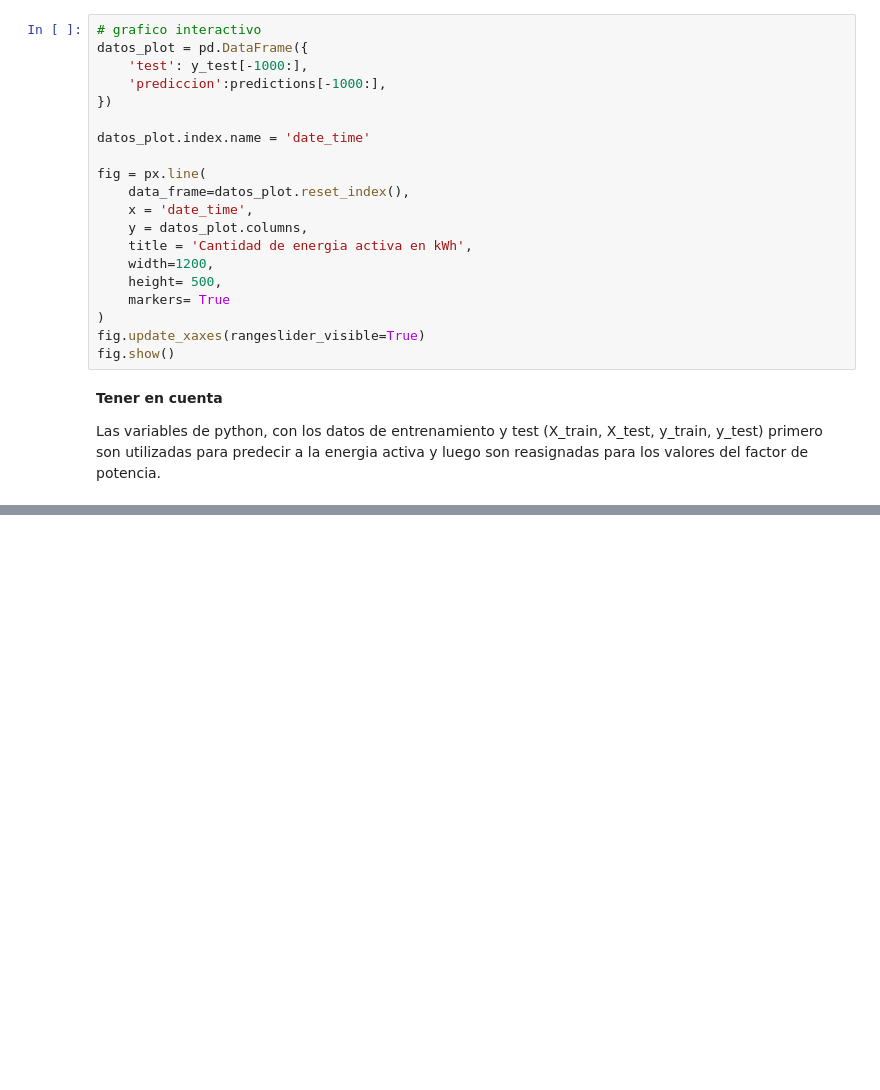
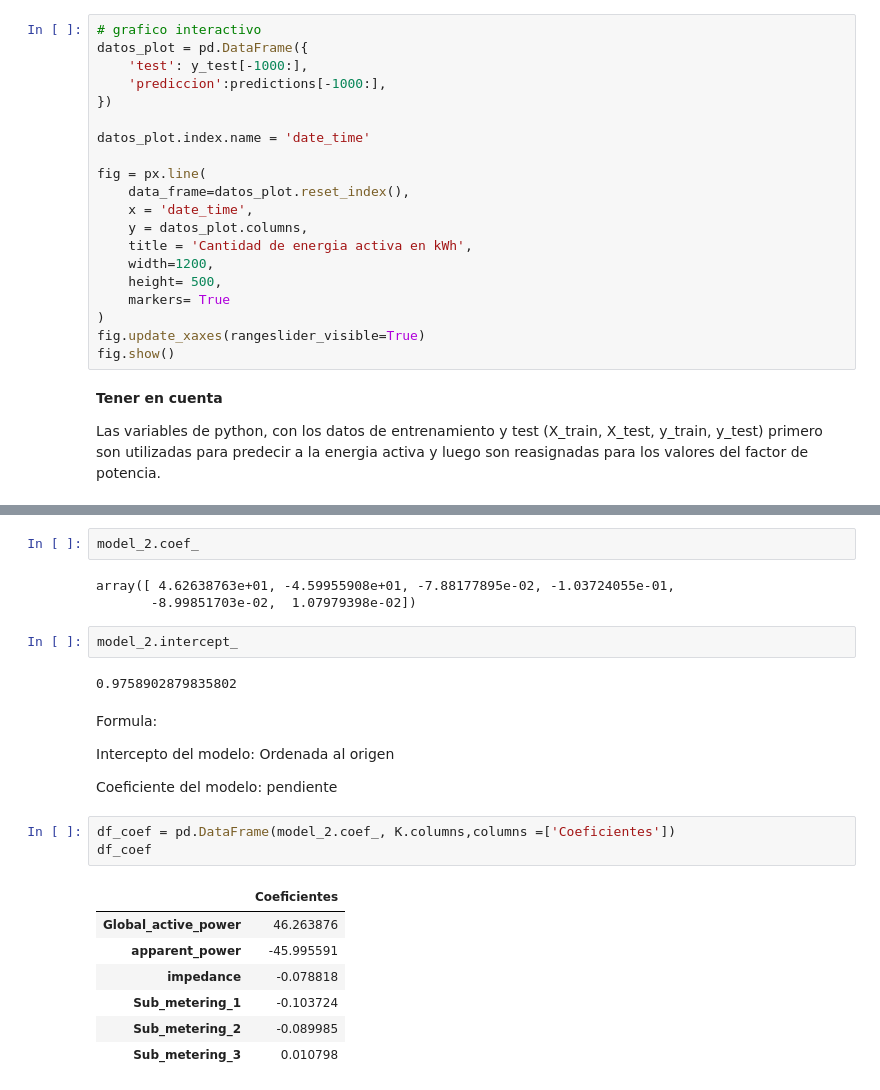
Before and after one commit to Pableren/CoderHouse-Proyectos, a Jupyter notebook: Smart_House/Smart_house_LR(Multiple).ipynb, the cells around one changed output, grey strips where cells are left out. Drawn from its saved outputs; the diff is of its cells as text; blank space fills up the shorter version.

```diff
--- a/Smart_House/Smart_house_LR(Multiple).ipynb
+++ b/Smart_House/Smart_house_LR(Multiple).ipynb
@@ -280,0 +307,26 @@ Las variables de python, con los datos de entrenamiento y test (X_train, X_test,
+# %%
+model_2.coef_
+# %% [output]
+array([ 4.62638763e+01, -4.59955908e+01, -7.88177895e-02, -1.03724055e-01,
+       -8.99851703e-02,  1.07979398e-02])
+# %%
+model_2.intercept_
+# %% [output]
+0.9758902879835802
+# %% [markdown]
+Formula:
+
+Intercepto del modelo: Ordenada al origen
+
+Coeficiente del modelo: pendiente
+# %%
+df_coef = pd.DataFrame(model_2.coef_, K.columns,columns =['Coeficientes'])
+df_coef
+# %% [output]
+|  | Coeficientes |
+| Global_active_power | 46.263876 |
+| apparent_power | -45.995591 |
+| impedance | -0.078818 |
+| Sub_metering_1 | -0.103724 |
+| Sub_metering_2 | -0.089985 |
+| Sub_metering_3 | 0.010798 |
```
Also changed, not shown: parts of 2 cells of this notebook.
